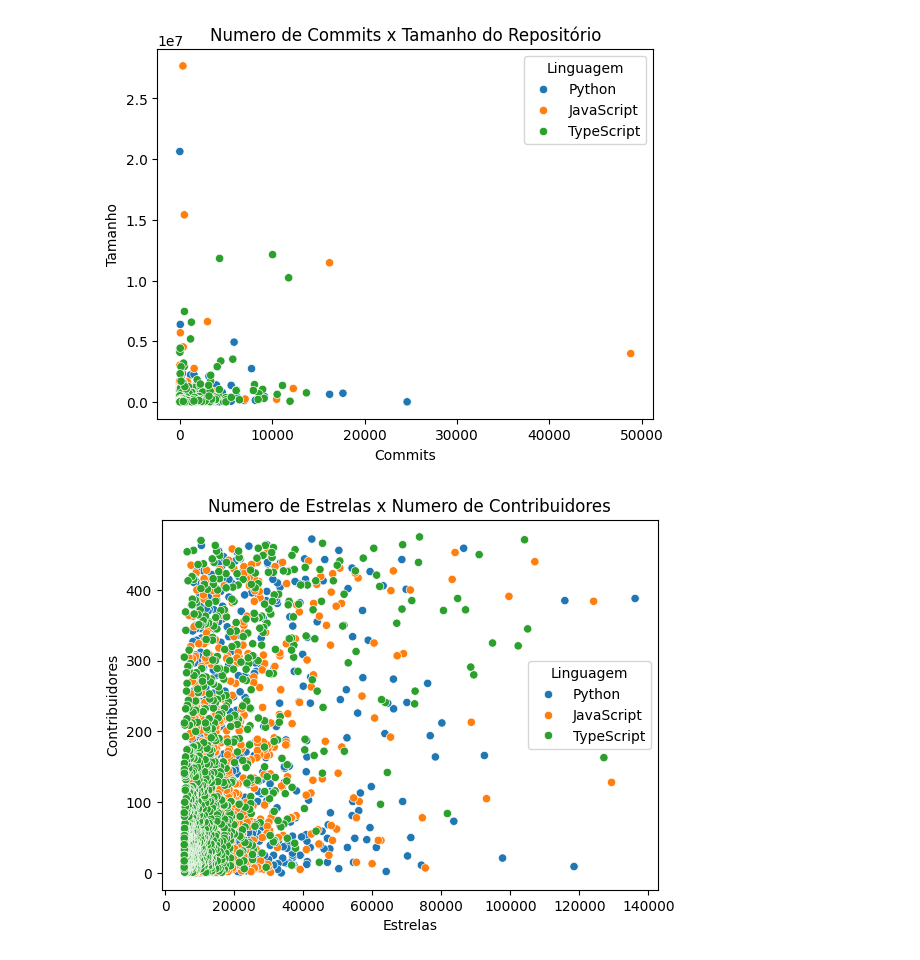
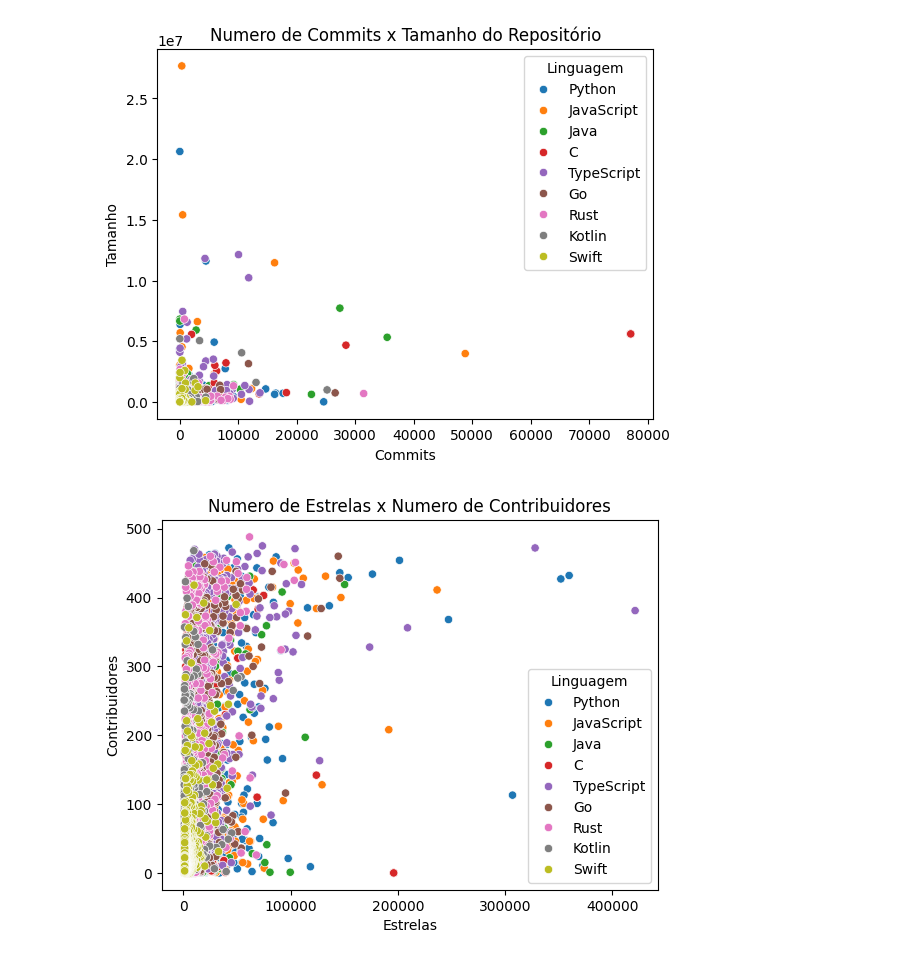
Before and after one commit to LucasjsSilva/data-set-repositorios, a Jupyter notebook: notebooks/req5.ipynb, the cells around one changed output. Cells and saved outputs as stored; diff of their text form; code cells hidden in the pictures.

```diff
--- a/notebooks/req5.ipynb
+++ b/notebooks/req5.ipynb
@@ -47,18 +100,18 @@ plt.show()
 # %%
-sns.scatterplot(data=df_reduzido, x="last_year_commits", y="size_kb", hue="language")
+sns.scatterplot(data=df, x="last_year_commits", y="size_kb", hue="language")
 plt.title("Numero de Commits x Tamanho do Repositório")
 plt.xlabel("Commits")
 plt.ylabel("Tamanho")
 plt.legend(title="Linguagem")
 plt.show()
 # %% [output]
-[figure, old version]
+[figure, new version]
 # %%
-sns.scatterplot(data=df_reduzido, x="stars", y="contributors", hue="language")
+sns.scatterplot(data=df, x="stars", y="contributors", hue="language")
 plt.title("Numero de Estrelas x Numero de Contribuidores")
 plt.xlabel("Estrelas")
 plt.ylabel("Contribuidores")
 plt.legend(title="Linguagem")
 plt.show()
 # %% [output]
-[figure, old version]
+[figure, new version]
```
Also changed, not shown: parts of 24 cells of this notebook, 19 other files.
